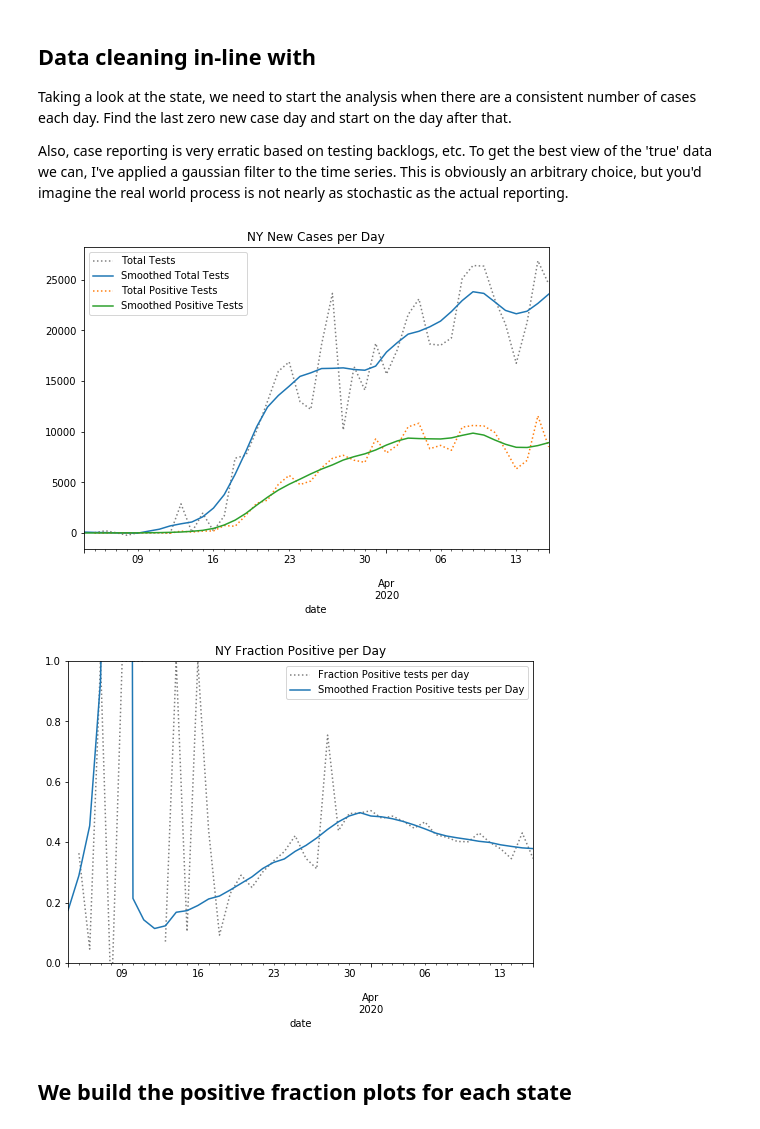
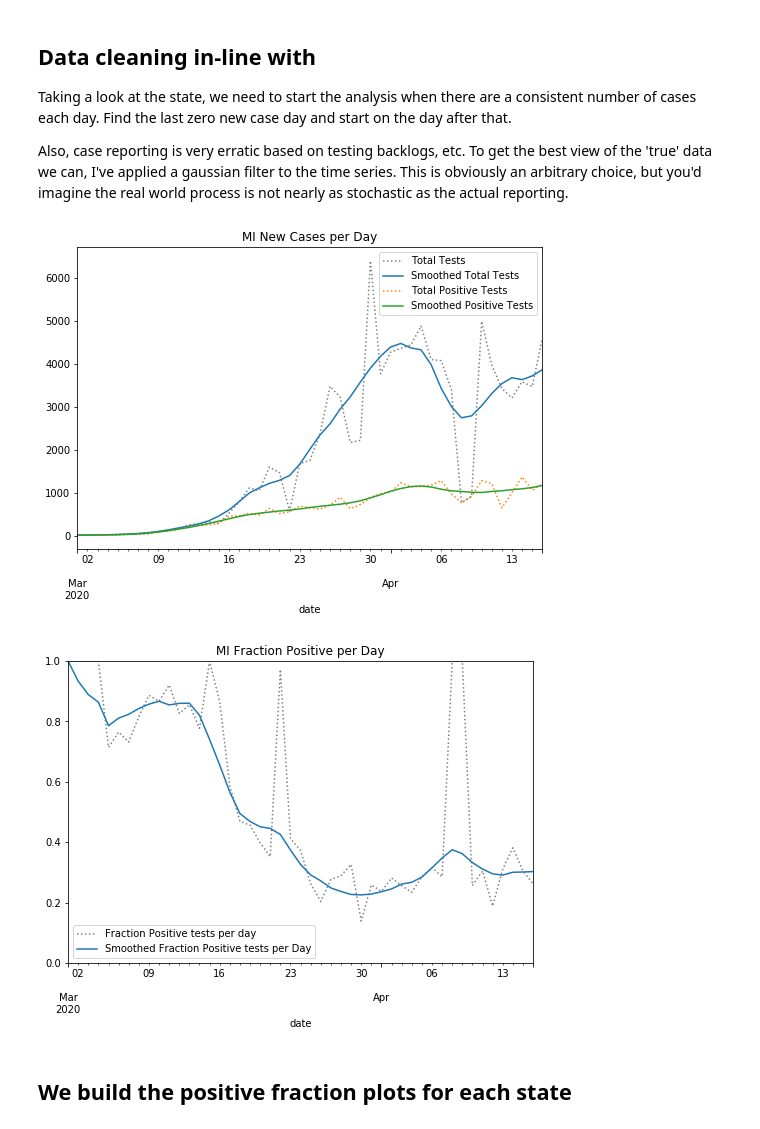
Before and after one commit to wdempsey/covid-umich, a Jupyter notebook: methods/us_testing.ipynb, the cells around one changed output. Cells and saved outputs as stored; diff of their text form; code cells hidden in the pictures.

```diff
--- a/methods/us_testing.ipynb
+++ b/methods/us_testing.ipynb
@@ -40,7 +40,7 @@ Taking a look at the state, we need to start the analysis when there are a consi
 
 Also, case reporting is very erratic based on testing backlogs, etc. To get the best view of the 'true' data we can, I've applied a gaussian filter to the time series. This is obviously an arbitrary choice, but you'd imagine the real world process is not nearly as stochastic as the actual reporting.
 # %%
-state_name = 'NY'
+state_name = 'MI'
 
 def prepare_cases(cases):
     new_cases = cases.diff()
@@ -59,34 +59,34 @@ def prepare_cases(cases):
     smoothed = smoothed.iloc[idx_start:]
     original = new_cases.loc[smoothed.index]
 
     return original, smoothed
 
 total = states.xs(state_name)['total'].rename(f"{state_name} cases")
 positive = states.xs(state_name)['positive'].rename(f"{state_name} positive cases")
 
 original_total, smoothed_total = prepare_cases(total)
 original_positive, smoothed_positive = prepare_cases(positive)
 
 original_total.plot(title=f"{state_name} New Cases per Day",
                c='k',
                linestyle=':',
                alpha=.5,
                label='Total Tests',
                legend=True,
              figsize=(600/72, 400/72))
 
 ax = smoothed_total.plot(label='Smoothed Total Tests',
                    legend=True)
 ax.get_figure().set_facecolor('w')
 
 ax2 = original_positive.plot(label='Total Positive Tests', linestyle=':', legend=True)
 ax2.get_figure().set_facecolor('w')
 
 ax3 = smoothed_positive.plot(label='Smoothed Positive Tests',
                             legend=True)
 ax3.get_figure().set_facecolor('w')
 # %% [output]
-[figure, old version]
+[figure, new version]
 # %%
 fraction = original_positive/original_total
 smoothed_fraction = smoothed_positive/smoothed_total
@@ -103,7 +103,7 @@ ax2 = smoothed_fraction.plot(label='Smoothed Fraction Positive tests per Day',
                             legend=True)
 ax2.get_figure().set_facecolor('w')
 # %% [output]
-[figure, old version]
+[figure, new version]
 # %%
 def plot_frac(result, ax, state_name):
 
```
Also changed, not shown: 1 other file.
